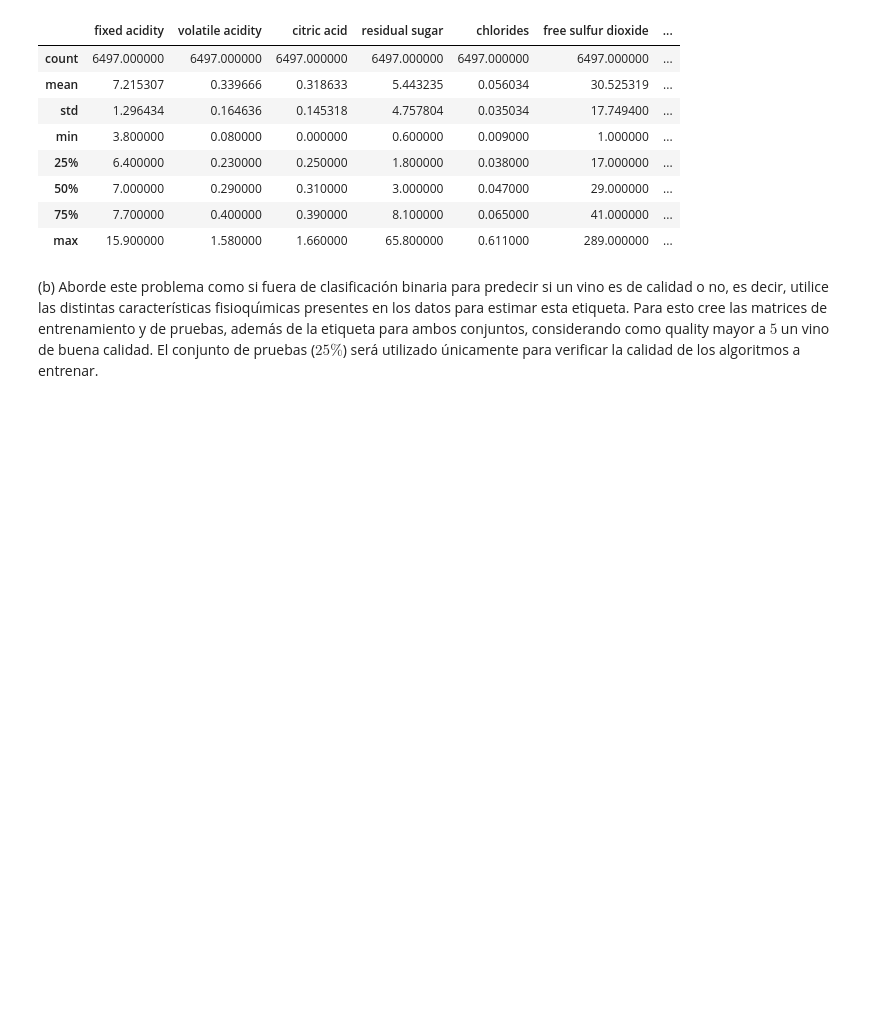
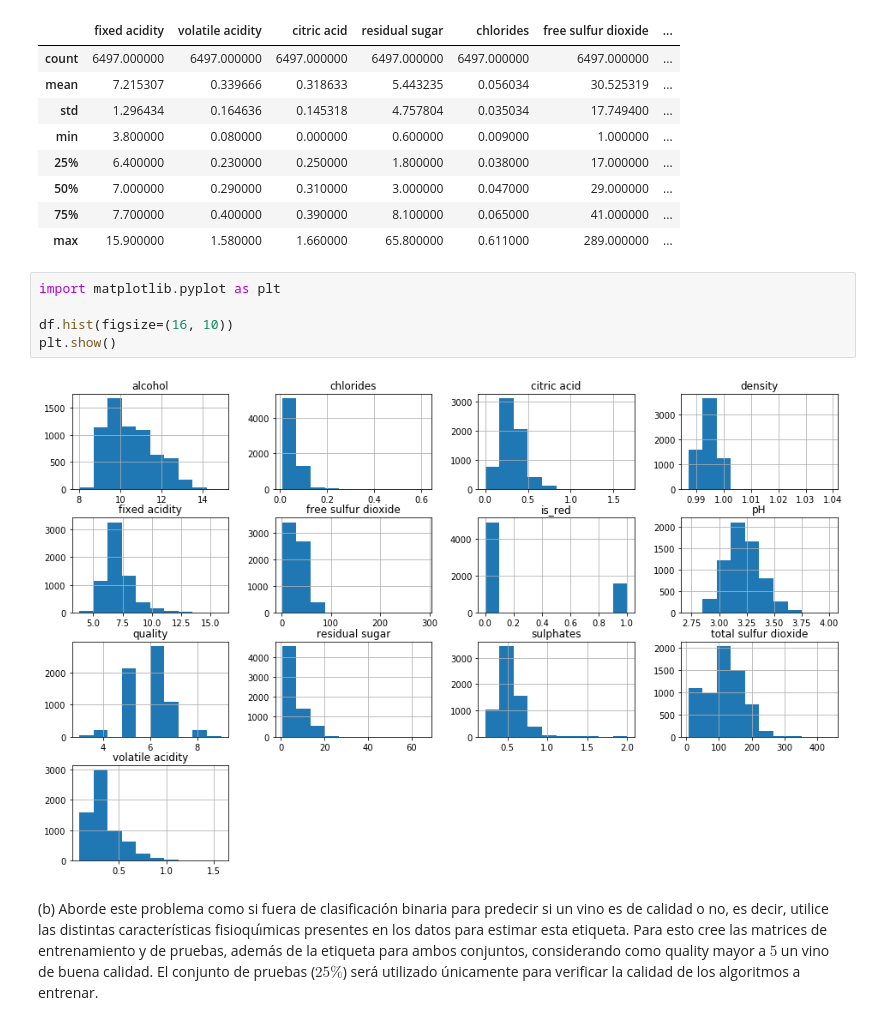
Before and after one commit to dsanmartin/INF578-HW, a Jupyter notebook: 3/Tarea3-ML.ipynb, the cells around one changed output. Cells and saved outputs as stored; diff of their text form; blank space fills up the shorter version.

```diff
--- a/3/Tarea3-ML.ipynb
+++ b/3/Tarea3-ML.ipynb
@@ -1065,6 +1065,13 @@ df.describe()
 | 50% | 7.000000 | 0.290000 | 0.310000 | 3.000000 | 0.047000 | 29.000000 | ... |
 | 75% | 7.700000 | 0.400000 | 0.390000 | 8.100000 | 0.065000 | 41.000000 | ... |
 | max | 15.900000 | 1.580000 | 1.660000 | 65.800000 | 0.611000 | 289.000000 | ... |
+# %%
+import matplotlib.pyplot as plt
+
+df.hist(figsize=(16, 10))
+plt.show()
+# %% [output]
+[figure, added]
 # %% [markdown]
 (b) Aborde este problema como si fuera de clasificación binaria para predecir si un vino es de calidad o no, es decir, utilice las distintas características fisioquı́micas presentes en los datos para estimar esta etiqueta. Para esto cree las matrices de entrenamiento y de pruebas, además de la etiqueta para ambos conjuntos, considerando como quality mayor a $5$ un vino de buena calidad. El conjunto de pruebas ($25 \%$) será utilizado únicamente para verificar la calidad de los algoritmos a entrenar.
 # %%
```
Also changed, not shown: parts of 21 cells of this notebook, 1 other file.
